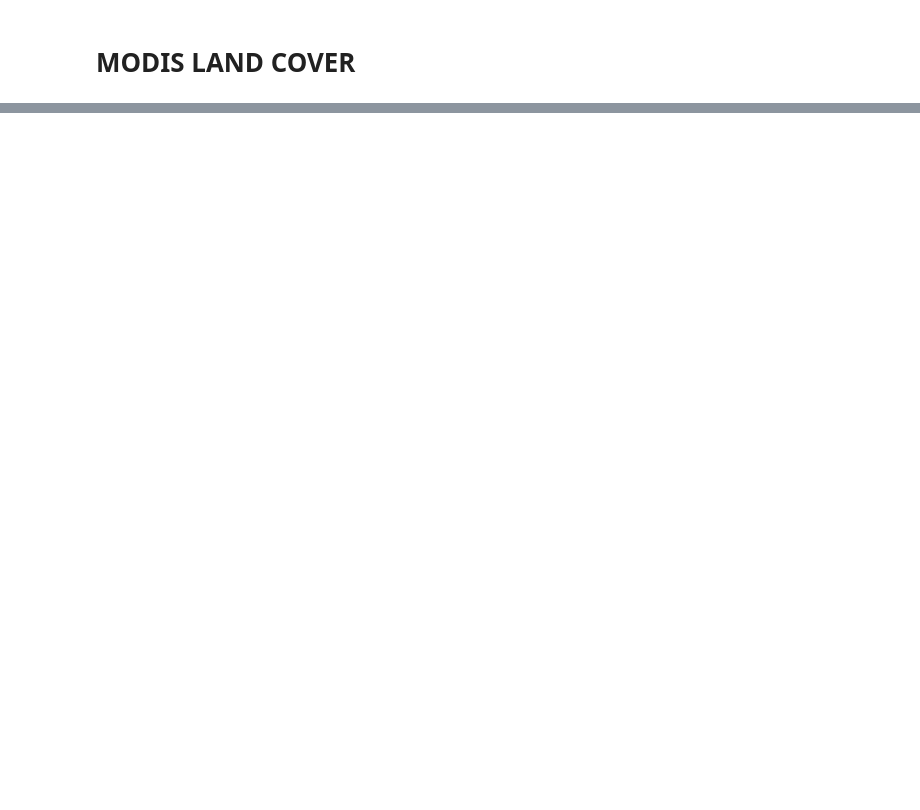
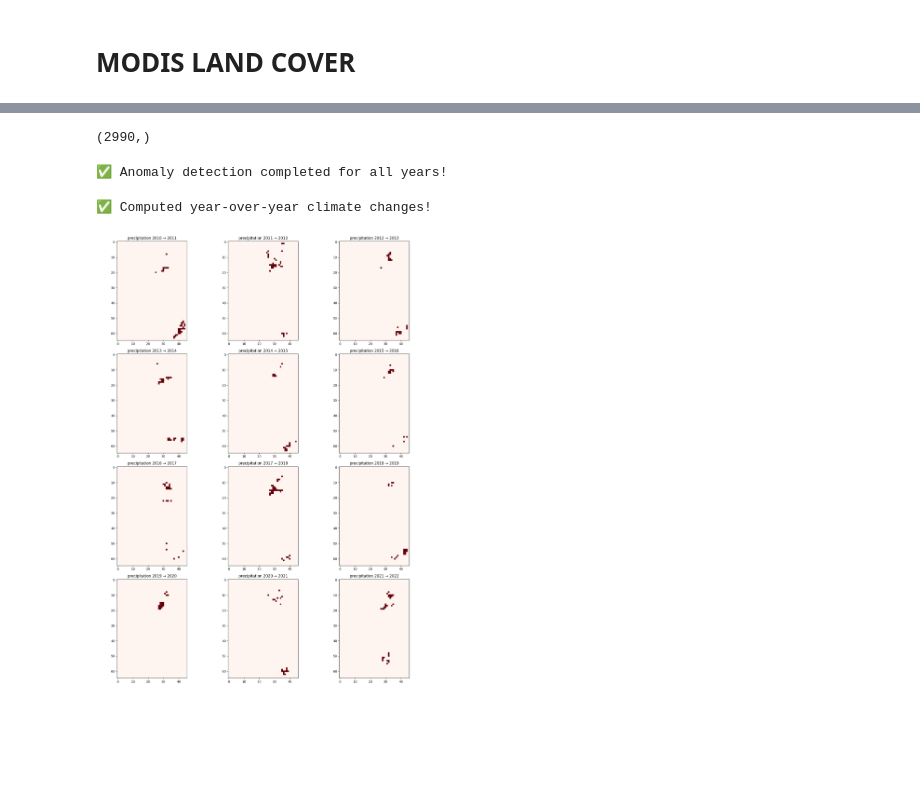
Before and after one commit to filippostaffoni/UNCCD-G20_STARTHACK2025_SRTG, a Jupyter notebook: GPP.ipynb, the cells around one changed output, grey strips where cells are left out. Saved outputs shown, nothing was run; the diff lists cells and outputs as text; code cells hidden in the pictures; blank space fills up the shorter version.

Commit message:
plot vari

```diff
--- a/GPP.ipynb
+++ b/GPP.ipynb
@@ -529,0 +650,79 @@ plt.show()
+# %%
+climate_flat.shape
+# %% [output]
+(2990,)
+# %%
+from sklearn.ensemble import IsolationForest
+
+# Dictionary to store anomaly masks
+anomaly_masks = {}
+
+for year, data in climate_data.items():
+    # Flatten and remove NaNs
+    X = data.flatten()
+    X = X[~np.isnan(X)]
+
+    # Train Isolation Forest
+    iso_forest = IsolationForest(contamination=0.05, random_state=42)
+    anomalies = iso_forest.fit_predict(X.reshape(-1, 1))
+
+    # Convert to binary mask
+    anomaly_mask = np.full(data.shape, False)  # Default: no anomaly
+    valid_pixels = ~np.isnan(data)  # Ignore NaN values
+    anomaly_mask[valid_pixels] = anomalies == -1  # Mark anomalies
+
+    anomaly_masks[year] = anomaly_mask
+
+print("✅ Anomaly detection completed for all years!")
+# %% [output]
+✅ Anomaly detection completed for all years!
+# %%
+# Dictionary to store deforestation changes
+climate_changes = {}
+years = list(climate_data.keys())
+# Compute year-over-year deforestation
+for i in range(1, len(years)):  # Iterate through years
+    prev_year = years[i - 1]
+    curr_year = years[i]
+
+    # Compute areas that became deforested in the current year compared to the previous year
+    climate_changes[f"{prev_year}_{curr_year}"] = anomaly_masks[curr_year] & ~anomaly_masks[prev_year]
+
+print("✅ Computed year-over-year climate changes!")
+# %% [output]
+✅ Computed year-over-year climate changes!
+# %%
+years_pairs = list(climate_changes.keys())
+# %%
+import math
+import matplotlib.pyplot as plt
+# Number of subplots (1 row, N columns)
+num_years = len(years)
+
+num_cols = 3  # Maximum columns per row
+num_rows = math.ceil(num_years / num_cols)  # Compute number of rows
+
+# Create figure dynamically
+fig, axes = plt.subplots(num_rows, num_cols, figsize=(5 * num_cols, 5 * num_rows))
+
+# Flatten axes array for easy iteration (works even if there's only 1 row)
+axes = axes.flatten()
+
+
+# If only 1 year pair, make axes a list for compatibility
+if num_years == 1:
+    axes = [axes]
+
+# Loop through each year pair and plot deforestation
+for i, year_pair in enumerate(years_pairs):
+    axes[i].imshow(climate_changes[year_pair], cmap="Reds", interpolation="nearest")
+    axes[i].set_title(f"precipitation {year_pair.replace('_', ' → ')}")  # Format title (e.g., "2001 → 2002")
+
+# Hide any extra empty subplots
+for j in range(i + 1, len(axes)):
+    axes[j].axis("off")
+
+plt.tight_layout()
+plt.show()
+# %% [output]
+[figure, added]
```
Also changed, not shown: parts of 18 cells of this notebook.
